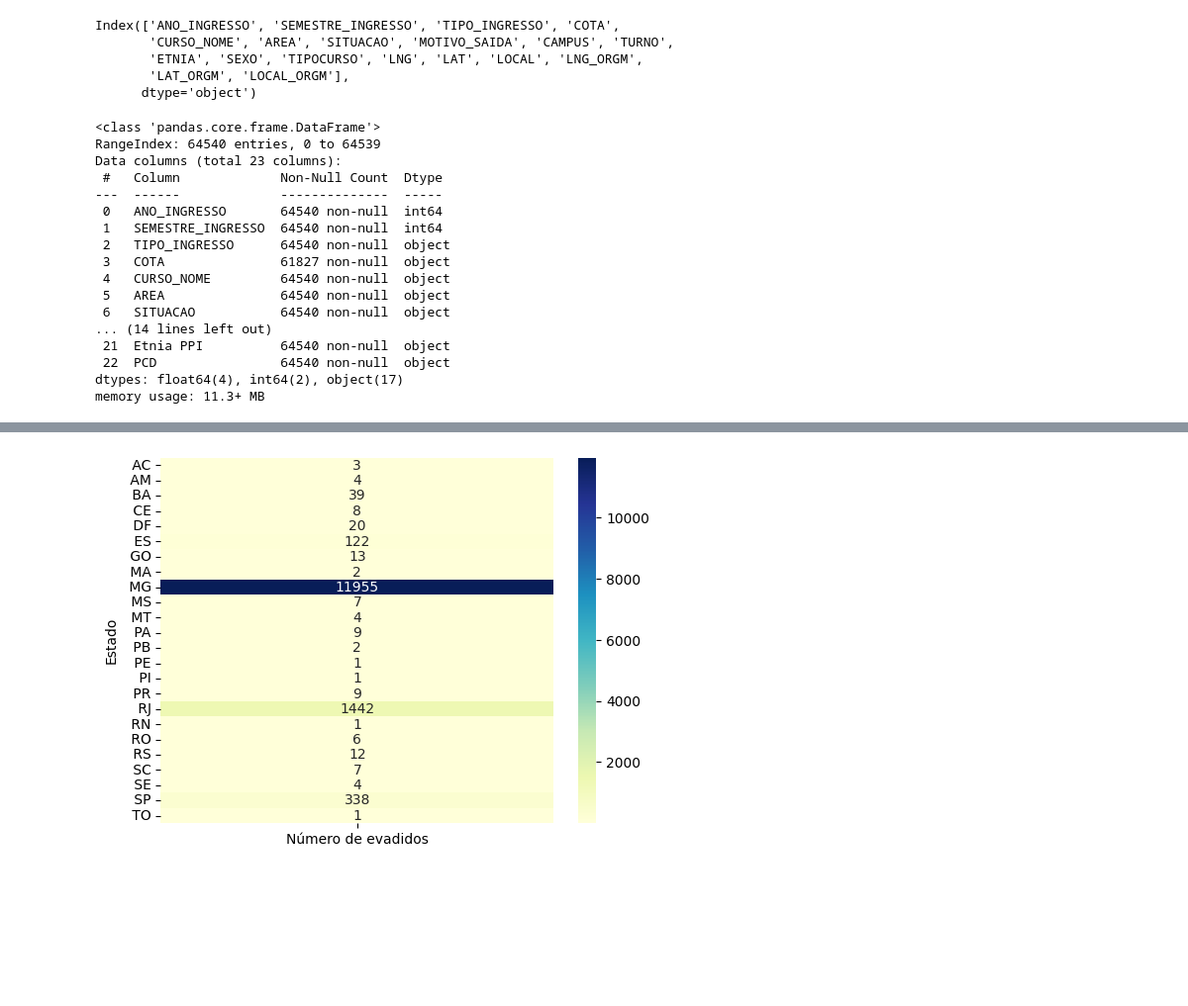
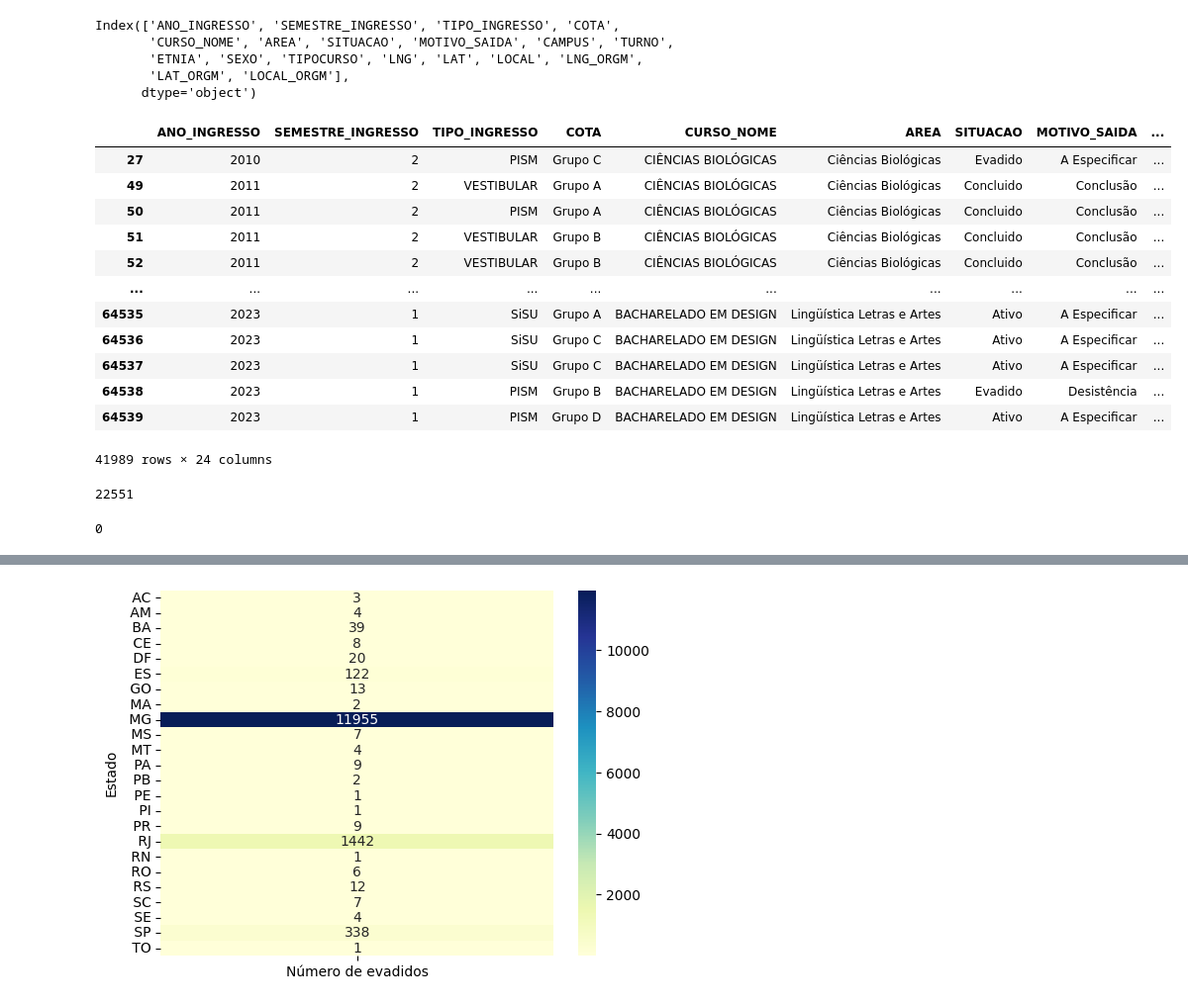
Before and after one commit to heliomacedofilho/projetos-do-bootcamp-analise-de-dados-enap-2023, a Jupyter notebook: analise_da_evasao_estudantil/mapa_calor.ipynb, the cells around one changed output, grey strips where cells are left out. Shown at 99% size. Drawn from its saved outputs; the diff is of its cells as text; code cells hidden in the pictures; blank space fills up the shorter version.

```diff
--- a/analise_da_evasao_estudantil/mapa_calor.ipynb
+++ b/analise_da_evasao_estudantil/mapa_calor.ipynb
@@ -72,22 +72,23 @@ df_completo['LNG'] = pd.to_numeric(df_completo['LNG'])
 df_completo['LAT_ORGM'] = pd.to_numeric(df_completo['LAT_ORGM'])
 df_completo['LNG_ORGM'] = pd.to_numeric(df_completo['LNG_ORGM'])
 # %%
-df_completo.info()
+df_completo
 # %% [output]
+|  | ANO_INGRESSO | SEMESTRE_INGRESSO | TIPO_INGRESSO | COTA | CURSO_NOME | AREA | SITUACAO | MOTIVO_SAIDA | ... |
+| 27 | 2010 | 2 | PISM | Grupo C | CIÊNCIAS BIOLÓGICAS | Ciências Biológicas | Evadido | A Especificar | ... |
+| 49 | 2011 | 2 | VESTIBULAR | Grupo A | CIÊNCIAS BIOLÓGICAS | Ciências Biológicas | Concluido | Conclusão | ... |
+| 50 | 2011 | 2 | PISM | Grupo A | CIÊNCIAS BIOLÓGICAS | Ciências Biológicas | Concluido | Conclusão | ... |
+| 51 | 2011 | 2 | VESTIBULAR | Grupo B | CIÊNCIAS BIOLÓGICAS | Ciências Biológicas | Concluido | Conclusão | ... |
+| 52 | 2011 | 2 | VESTIBULAR | Grupo B | CIÊNCIAS BIOLÓGICAS | Ciências Biológicas | Concluido | Conclusão | ... |
+| ... | ... | ... | ... | ... | ... | ... | ... | ... | ... |
+| 64535 | 2023 | 1 | SiSU | Grupo A | BACHARELADO EM DESIGN | Lingüística Letras e Artes | Ativo | A Especificar | ... |
+| 64536 | 2023 | 1 | SiSU | Grupo C | BACHARELADO EM DESIGN | Lingüística Letras e Artes | Ativo | A Especificar | ... |
+| 64537 | 2023 | 1 | SiSU | Grupo C | BACHARELADO EM DESIGN | Lingüística Letras e Artes | Ativo | A Especificar | ... |
+| 64538 | 2023 | 1 | PISM | Grupo B | BACHARELADO EM DESIGN | Lingüística Letras e Artes | Evadido | Desistência | ... |
+| 64539 | 2023 | 1 | PISM | Grupo D | BACHARELADO EM DESIGN | Lingüística Letras e Artes | Ativo | A Especificar | ... |
-<class 'pandas.core.frame.DataFrame'>
-RangeIndex: 64540 entries, 0 to 64539
-Data columns (total 23 columns):
- #   Column             Non-Null Count  Dtype
----  ------             --------------  -----
- 0   ANO_INGRESSO       64540 non-null  int64
- 1   SEMESTRE_INGRESSO  64540 non-null  int64
- 2   TIPO_INGRESSO      64540 non-null  object
- 3   COTA               61827 non-null  object
- 4   CURSO_NOME         64540 non-null  object
- 5   AREA               64540 non-null  object
- 6   SITUACAO           64540 non-null  object
-... (14 lines left out)
- 21  Etnia PPI          64540 non-null  object
- 22  PCD                64540 non-null  object
-dtypes: float64(4), int64(2), object(17)
-memory usage: 11.3+ MB
+41989 rows × 24 columns
+# %%
+valores_nan = df_completo['LOCAL_ORGM'].isna().sum()
+valores_nan
+# %% [output]
+22551
@@ -93,0 +97,5 @@ memory usage: 11.3+ MB
+# %%
+valores_nan = df_completo['LOCAL_ORGM'].isna().sum()
+valores_nan
+# %% [output]
+0
```
Also changed, not shown: parts of 18 cells of this notebook.
